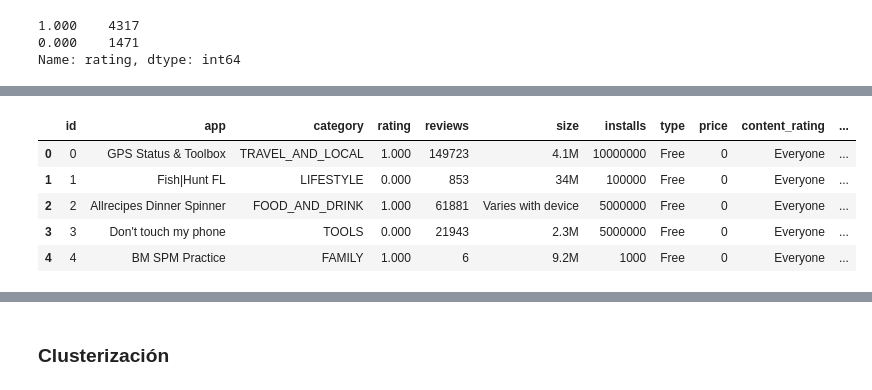
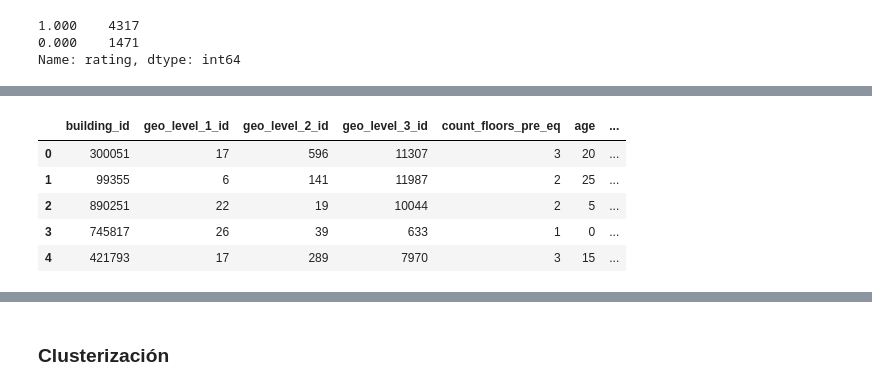
Before and after one commit to G94/earthquake_damage_ml, a Jupyter notebook: Modeling.ipynb, the cells around one changed output, grey strips where cells are left out. Cells and saved outputs as stored; diff of their text form; code cells hidden in the pictures.

```diff
--- a/Modeling.ipynb
+++ b/Modeling.ipynb
@@ -56,3 +46,5 @@ dfsample = pd.read_csv("datasets/sample.csv")
+# %%
+dftrain = pd.merge(dftrain, trainlabels, on = "building_id")
 # %%
 dftrain.info()
 # %% [output]
@@ -171,6 +150,0 @@ Name: type, dtype: int64
-# %%
-dftrain["days_last_update"] = (pd.to_datetime(date.today()) - dftrain["last_updated_date"]).dt.days
-dftest["days_last_update"] = (pd.to_datetime(date.today()) - dftest["last_updated_date"]).dt.days
-### Android Version
-dftrain["type_app"] = dftrain["type"].apply(lambda x: 1 if x == "Free" else 0 )
-dftest["type_app"] = dftest["type"].apply(lambda x: 1 if x == "Free" else 0 )
@@ -191,12 +151,33 @@ dftest_impute.columns = cols
-# %%
-dftrain["size_kb"] = dftrain_impute["size_kb"]
-dftest["size_kb"] = dftest_impute["size_kb"]
+# %%
+from sklearn.preprocessing import OneHotEncoder
+from sklearn.preprocessing import LabelBinarizer
+
+dict_encoders = dict()
+
+cols_to_dummies = ["foundation_type"]
+
+dftrain_tmp = dftrain.copy()
+dftest_tmp = dftest.copy()
+
+for col in cols_to_dummies:
+
+    jobs_encoder = LabelBinarizer()
+    jobs_encoder.fit(dftrain[col])
+
+    transformed_train = jobs_encoder.transform(dftrain[col])
+    transformed_test = jobs_encoder.transform(dftest[col])
+    col_names = ["{}_{}".format(name_category, col) for name_category in jobs_encoder.classes_]
+    ohe_df_trained = pd.DataFrame(transformed_train,  columns = col_names)
+    ohe_df_test = pd.DataFrame(transformed_test,  columns = col_names)
+
+    dftrain_tmp  = pd.concat([dftrain_tmp, ohe_df_trained], axis = 1).drop([col], axis = 1)
+    dftest_tmp  = pd.concat([dftest_tmp, ohe_df_test], axis = 1).drop([col], axis = 1)
 # %%
-dftrain.head()
+dftest_tmp.head()
 # %% [output]
-|  | id | app | category | rating | reviews | size | installs | type | price | content_rating | ... |
-| 0 | 0 | GPS Status & Toolbox | TRAVEL_AND_LOCAL | 1.000 | 149723 | 4.1M | 10000000 | Free | 0 | Everyone | ... |
-| 1 | 1 | Fish|Hunt FL | LIFESTYLE | 0.000 | 853 | 34M | 100000 | Free | 0 | Everyone | ... |
-| 2 | 2 | Allrecipes Dinner Spinner | FOOD_AND_DRINK | 1.000 | 61881 | Varies with device | 5000000 | Free | 0 | Everyone | ... |
-| 3 | 3 | Don't touch my phone | TOOLS | 0.000 | 21943 | 2.3M | 5000000 | Free | 0 | Everyone | ... |
-| 4 | 4 | BM SPM Practice | FAMILY | 1.000 | 6 | 9.2M | 1000 | Free | 0 | Everyone | ... |
+|  | building_id | geo_level_1_id | geo_level_2_id | geo_level_3_id | count_floors_pre_eq | age | ... |
+| 0 | 300051 | 17 | 596 | 11307 | 3 | 20 | ... |
+| 1 | 99355 | 6 | 141 | 11987 | 2 | 25 | ... |
+| 2 | 890251 | 22 | 19 | 10044 | 2 | 5 | ... |
+| 3 | 745817 | 26 | 39 | 633 | 1 | 0 | ... |
+| 4 | 421793 | 17 | 289 | 7970 | 3 | 15 | ... |
```
Also changed, not shown: parts of 70 cells of this notebook, 1 other file.
